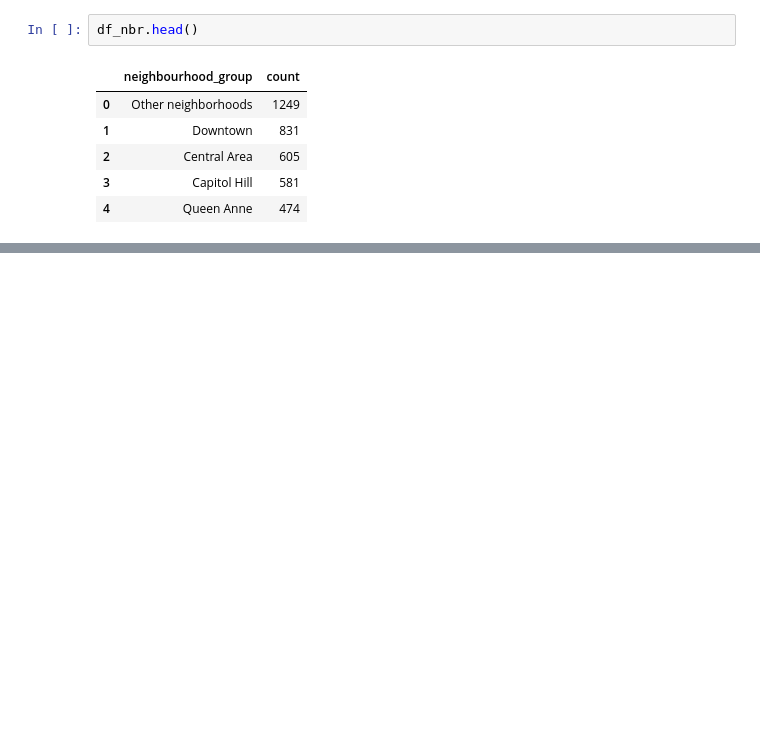
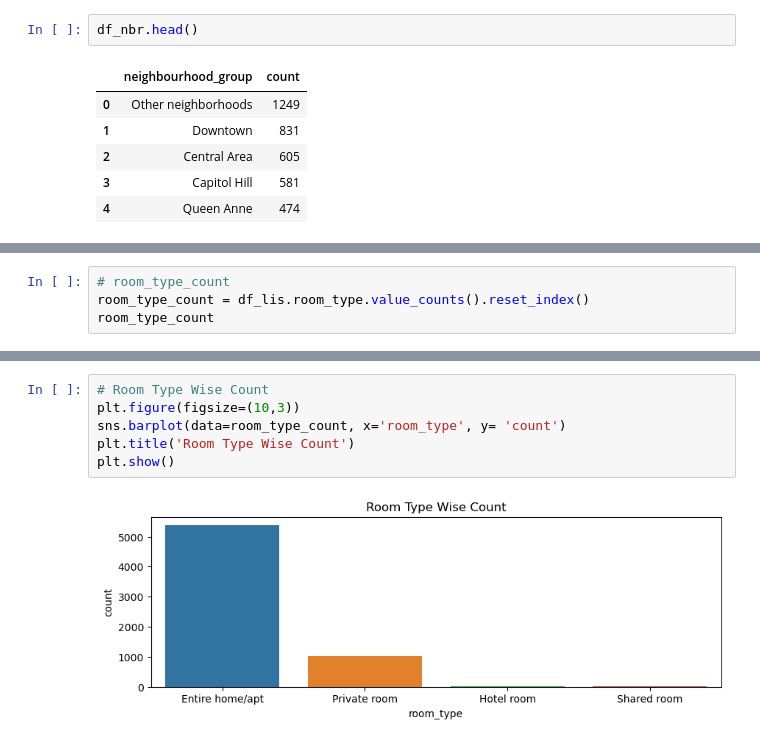
Before and after one commit to sagarbarge/Seattle-Airbnb-Open-Data-, a Jupyter notebook: Seattle Airbnb Open Data - SQL Project.ipynb, the cells around one changed output, grey strips where cells are left out. Drawn from its saved outputs; the diff is of its cells as text; blank space fills up the shorter version.

```diff
--- a/Seattle Airbnb Open Data - SQL Project.ipynb
+++ b/Seattle Airbnb Open Data - SQL Project.ipynb
@@ -344,0 +365,4 @@ plt.show()
+# %%
+# room_type_count
+room_type_count = df_lis.room_type.value_counts().reset_index()
+room_type_count
@@ -344,0 +375,8 @@ plt.show()
+# %%
+# Room Type Wise Count
+plt.figure(figsize=(10,3))
+sns.barplot(data=room_type_count, x='room_type', y= 'count')
+plt.title('Room Type Wise Count')
+plt.show()
+# %% [output]
+[figure, added]
```
Also changed, not shown: parts of 34 cells of this notebook.
